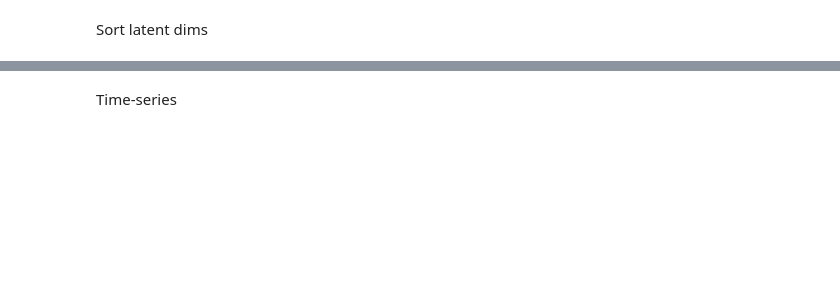
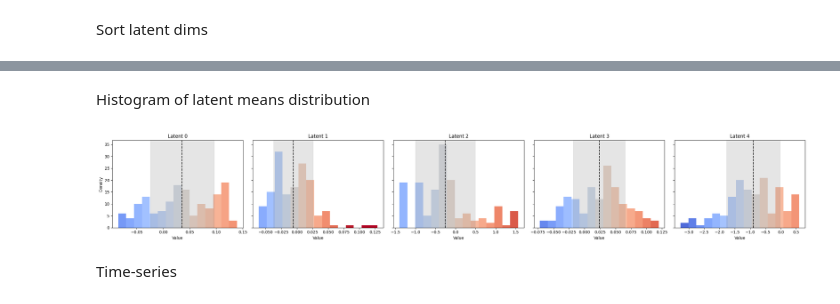
Before and after one commit to rayyyd/ML_charge_modeling, a Jupyter notebook: parameter_tuning/interpretability.ipynb, the cells around one changed output, grey strips where cells are left out. Cells and saved outputs as stored; diff of their text form; code cells hidden in the pictures; blank space fills up the shorter version.

```diff
--- a/parameter_tuning/interpretability.ipynb
+++ b/parameter_tuning/interpretability.ipynb
@@ -288,0 +263,2 @@ for i, dim_idx in enumerate(sorted_idxs):
+# %% [markdown]
+Histogram of latent means distribution
@@ -289,3 +286,34 @@ for i, dim_idx in enumerate(sorted_idxs):
+# %%
+from matplotlib.cm import coolwarm
+
+latent = np.asarray(latent)
+ldim   = model_params['latent_dim']
+mu     = latent.mean(0)
+sigma  = latent.std(0)
+norm   = plt.Normalize(-3, 3)
+
+fig, axes = plt.subplots(1, ldim, figsize=(5*ldim, 4), sharey=True)
+axes = axes.ravel()                        # guarantee 1-D left→right
+
+for d in range(ldim):                      # left→right, dim 0 … dim N-1
+    ax = axes[ldim - 1 -d]
+    n, bins, patches = ax.hist(latent[:, d], bins=15, edgecolor='none')
+    z = (0.5*(bins[1:] + bins[:-1]) - mu[d]) / sigma[d]
+    for c, p in zip(z, patches):
+        p.set_facecolor(coolwarm(norm(c)))
+    ax.axvspan(mu[d]-sigma[d], mu[d]+sigma[d], color='grey', alpha=0.2)
+    ax.axvline(mu[d], color='k', ls='--')
+    ax.set_title(f'Latent {ldim - 1 -d}')
+    ax.set_xlabel('Value')
+axes[0].set_ylabel('Density')
+
+sm = plt.cm.ScalarMappable(cmap=coolwarm, norm=norm)
+sm.set_array([])
+# fig.colorbar(sm, ax=axes, shrink=0.8, pad=0.02, label='z-score')
+plt.tight_layout()
+plt.show()
+# %% [output]
+[figure, added]
 # %% [markdown]
 Time-series
 # %%
```
Also changed, not shown: parts of 43 cells of this notebook, 24 other files.
